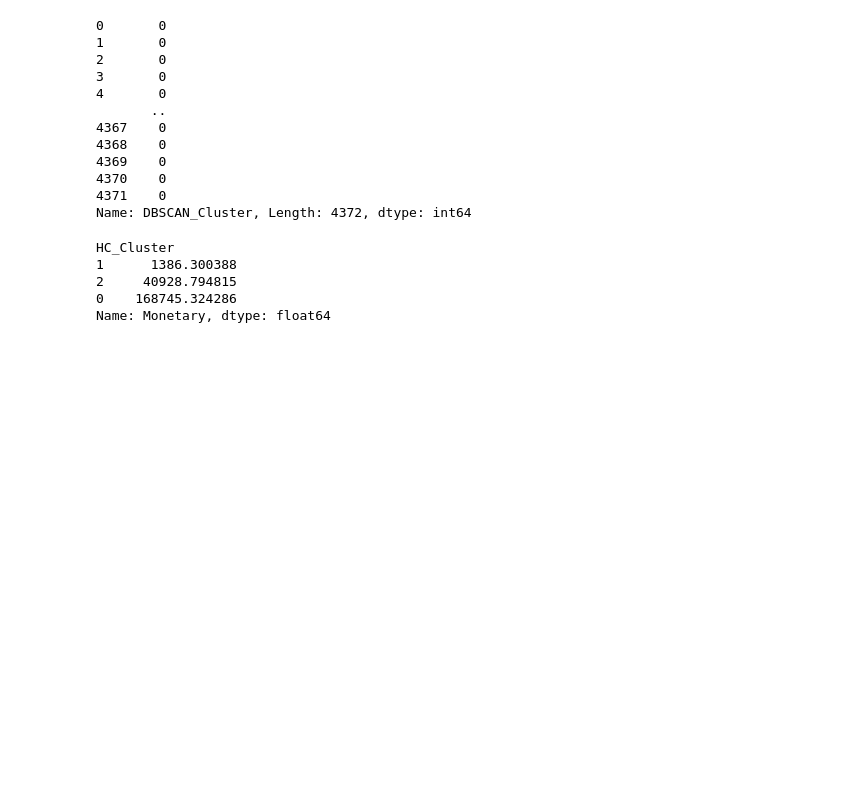
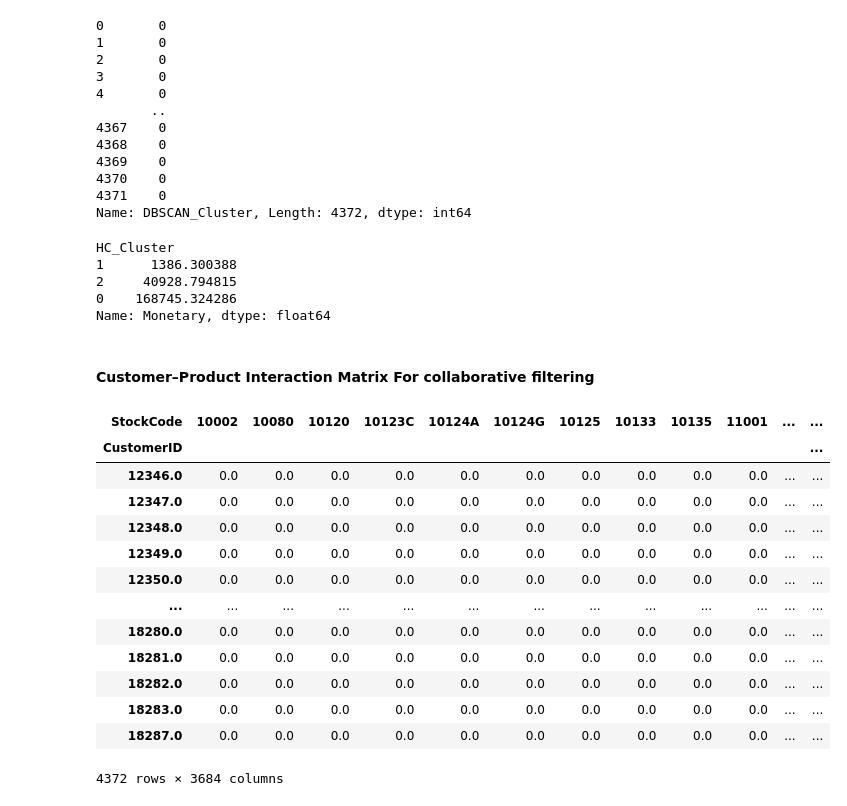
Before and after one commit to PODDA2N/Internship-of-Shopper-Spectrum_Online-Retail-AI-ML, a Jupyter notebook: Internship of Shopper Spectrum.ipynb, the cells around one changed output. Drawn from its saved outputs; the diff is of its cells as text; code cells hidden in the pictures; blank space fills up the shorter version.

```diff
--- a/Internship of Shopper Spectrum.ipynb
+++ b/Internship of Shopper Spectrum.ipynb
@@ -1003,3 +1009,23 @@ HC_Cluster
 2     40928.794815
 0    168745.324286
 Name: Monetary, dtype: float64
+# %% [markdown]
+#### Customer–Product Interaction Matrix For collaborative filtering
+# %%
+user_item_matrix = (data.pivot_table(index = 'CustomerID', columns = 'StockCode', values = 'Quantity', aggfunc ='sum').fillna(0))
+user_item_matrix
+# %% [output]
+| StockCode | 10002 | 10080 | 10120 | 10123C | 10124A | 10124G | 10125 | 10133 | 10135 | 11001 | ... | ... |
+| CustomerID |  |  |  |  |  |  |  |  |  |  |  | ... |
+| 12346.0 | 0.0 | 0.0 | 0.0 | 0.0 | 0.0 | 0.0 | 0.0 | 0.0 | 0.0 | 0.0 | ... | ... |
+| 12347.0 | 0.0 | 0.0 | 0.0 | 0.0 | 0.0 | 0.0 | 0.0 | 0.0 | 0.0 | 0.0 | ... | ... |
+| 12348.0 | 0.0 | 0.0 | 0.0 | 0.0 | 0.0 | 0.0 | 0.0 | 0.0 | 0.0 | 0.0 | ... | ... |
+| 12349.0 | 0.0 | 0.0 | 0.0 | 0.0 | 0.0 | 0.0 | 0.0 | 0.0 | 0.0 | 0.0 | ... | ... |
+| 12350.0 | 0.0 | 0.0 | 0.0 | 0.0 | 0.0 | 0.0 | 0.0 | 0.0 | 0.0 | 0.0 | ... | ... |
+| ... | ... | ... | ... | ... | ... | ... | ... | ... | ... | ... | ... | ... |
+| 18280.0 | 0.0 | 0.0 | 0.0 | 0.0 | 0.0 | 0.0 | 0.0 | 0.0 | 0.0 | 0.0 | ... | ... |
+| 18281.0 | 0.0 | 0.0 | 0.0 | 0.0 | 0.0 | 0.0 | 0.0 | 0.0 | 0.0 | 0.0 | ... | ... |
+| 18282.0 | 0.0 | 0.0 | 0.0 | 0.0 | 0.0 | 0.0 | 0.0 | 0.0 | 0.0 | 0.0 | ... | ... |
+| 18283.0 | 0.0 | 0.0 | 0.0 | 0.0 | 0.0 | 0.0 | 0.0 | 0.0 | 0.0 | 0.0 | ... | ... |
+| 18287.0 | 0.0 | 0.0 | 0.0 | 0.0 | 0.0 | 0.0 | 0.0 | 0.0 | 0.0 | 0.0 | ... | ... |
+4372 rows × 3684 columns
```
Also changed, not shown: parts of 21 cells of this notebook.
